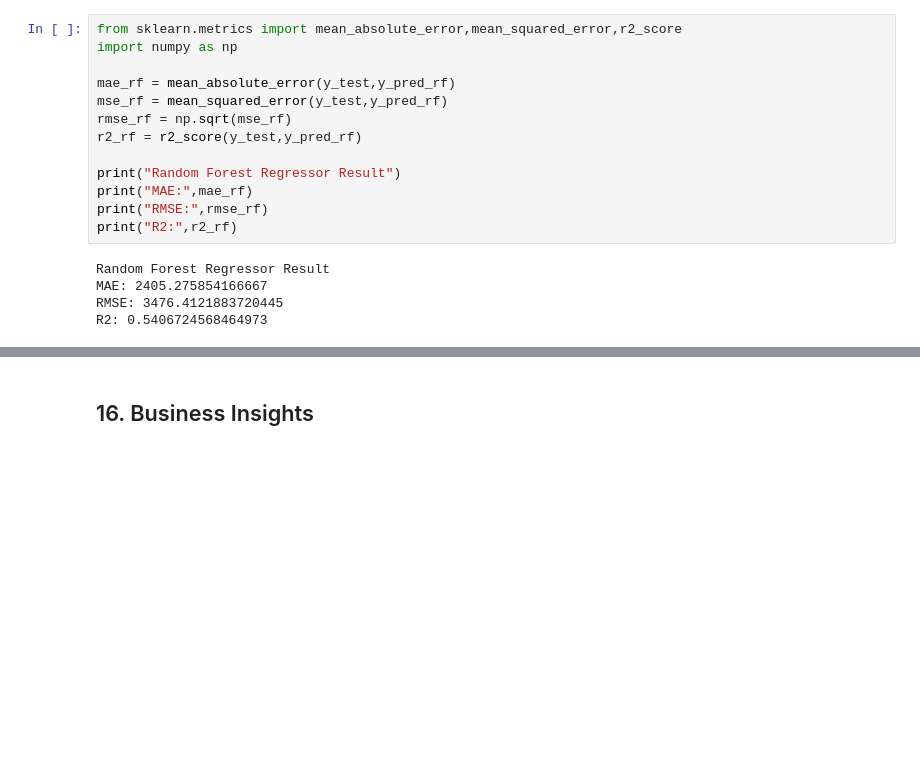
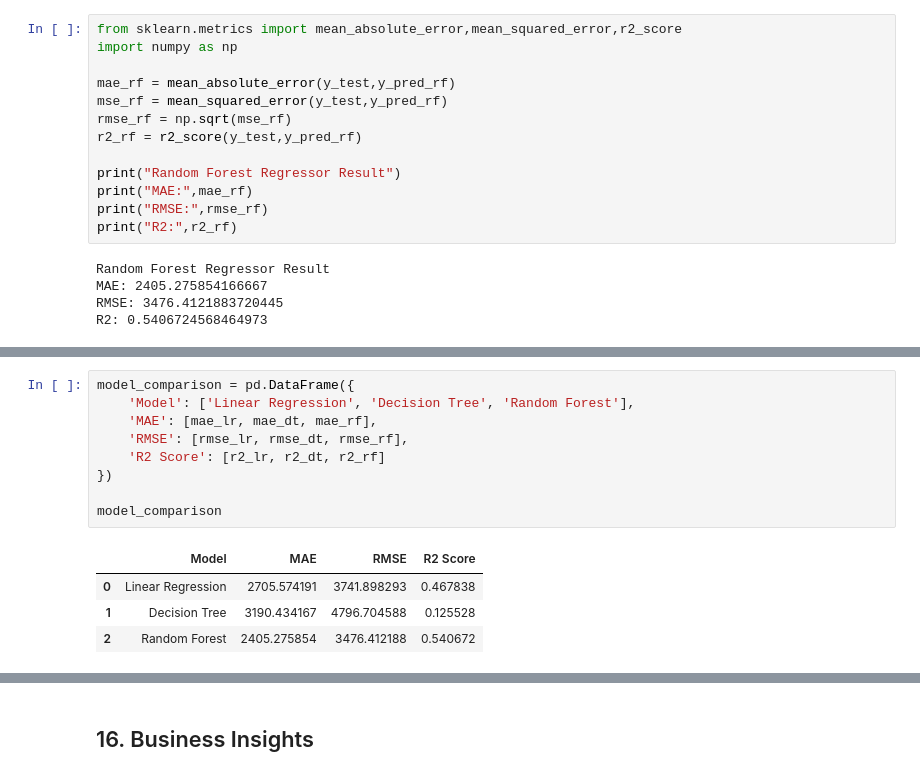
Before and after one commit to prat-yussh/AI-Workforce-Layoffs-Analysis, a Jupyter notebook: layoff_count_prediction.ipynb, the cells around one changed output, grey strips where cells are left out. Saved outputs shown, nothing was run; the diff lists cells and outputs as text; blank space fills up the shorter version.

```diff
--- a/layoff_count_prediction.ipynb
+++ b/layoff_count_prediction.ipynb
@@ -387,2 +403,16 @@ R2: 0.5406724568464973
+# %%
+model_comparison = pd.DataFrame({
+    'Model': ['Linear Regression', 'Decision Tree', 'Random Forest'],
+    'MAE': [mae_lr, mae_dt, mae_rf],
+    'RMSE': [rmse_lr, rmse_dt, rmse_rf],
+    'R2 Score': [r2_lr, r2_dt, r2_rf]
+})
+
+model_comparison
+# %% [output]
+|  | Model | MAE | RMSE | R2 Score |
+| 0 | Linear Regression | 2705.574191 | 3741.898293 | 0.467838 |
+| 1 | Decision Tree | 3190.434167 | 4796.704588 | 0.125528 |
+| 2 | Random Forest | 2405.275854 | 3476.412188 | 0.540672 |
 # %% [markdown]
 ## 15. Feature Importance
```
Also changed, not shown: parts of 4 cells of this notebook.
